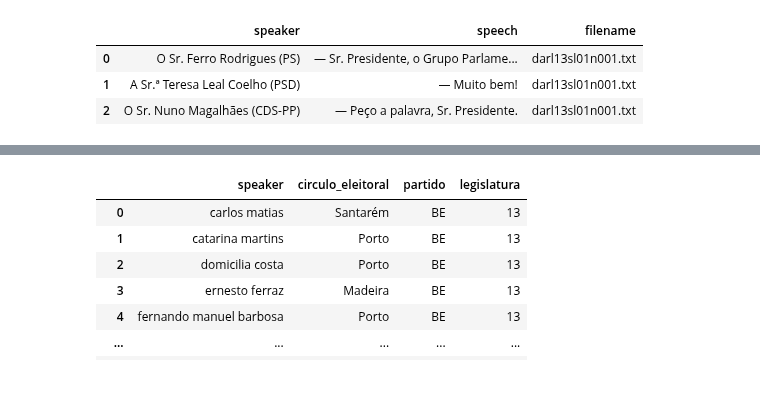
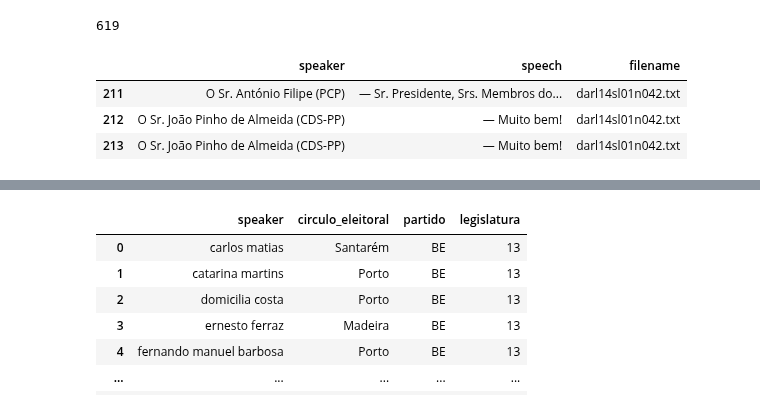
Before and after one commit to CT-P/portuguese_open_data, a Jupyter notebook: code/explore/transcripts_txt.ipynb, the cells around one changed output, grey strips where cells are left out. Drawn from its saved outputs; the diff is of its cells as text; code cells hidden in the pictures.

```diff
--- a/code/explore/transcripts_txt.ipynb
+++ b/code/explore/transcripts_txt.ipynb
@@ -69,11 +70,15 @@ for file in os.scandir("./discursos"):
 #conjunto_dados#.to_csv("deputados.csv")#, index=False)
+# %%
+conjunto_dados.filename.nunique()
+# %% [output]
+619
 # %%
-conjunto_dados.head(3)
+conjunto_dados.tail(3)
 # %% [output]
 |  | speaker | speech | filename |
-| 0 | O Sr. Ferro Rodrigues (PS) | — Sr. Presidente, o Grupo Parlame... | darl13sl01n001.txt |
-| 1 | A Sr.ª Teresa Leal Coelho (PSD) | — Muito bem! | darl13sl01n001.txt |
-| 2 | O Sr. Nuno Magalhães (CDS-PP) | — Peço a palavra, Sr. Presidente. | darl13sl01n001.txt |
+| 211 | O Sr. António Filipe (PCP) | — Sr. Presidente, Srs. Membros do... | darl14sl01n042.txt |
+| 212 | O Sr. João Pinho de Almeida (CDS-PP) | — Muito bem! | darl14sl01n042.txt |
+| 213 | O Sr. João Pinho de Almeida (CDS-PP) | — Muito bem! | darl14sl01n042.txt |
 # %%
 conjunto_dados["speech"] = [string.lstrip("— ") for string in conjunto_dados["speech"]]
 
```
Also changed, not shown: parts of 15 cells of this notebook, 2 other files.
